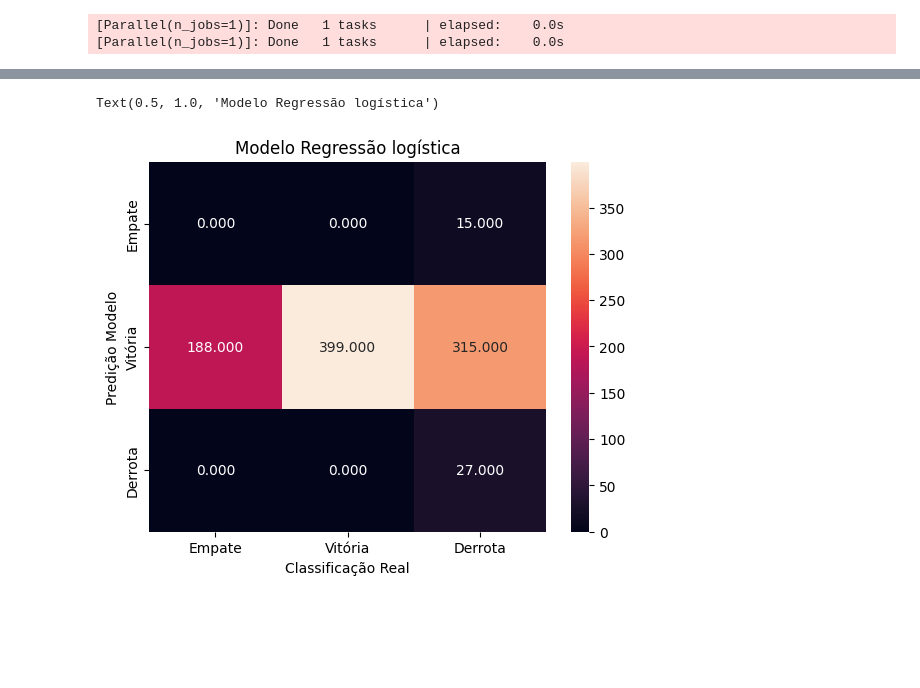
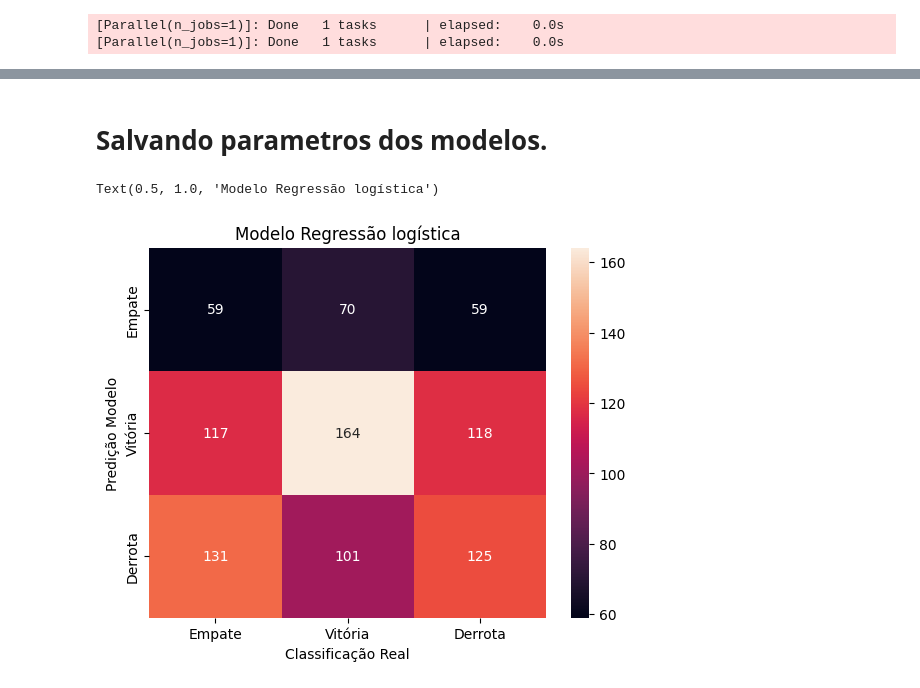
Before and after one commit to paulopetrillo/PROJETO_IFMA_SOFTEX, a Jupyter notebook: Multinomial_Logistic_Regression.ipynb, the cells around one changed output, grey strips where cells are left out. Cells and saved outputs as stored; diff of their text form; code cells hidden in the pictures; blank space fills up the shorter version.

```diff
--- a/Multinomial_Logistic_Regression.ipynb
+++ b/Multinomial_Logistic_Regression.ipynb
@@ -259,0 +247,3 @@ lg = LogisticRegression()
+# %%
+# Instanciando o treinamento Regressão logistica
+lr_gs = LogisticRegression()
@@ -262,4 +255,7 @@ lg = LogisticRegression()
 parameter_space = {'C': [0.001, 0.01, 0.1, 1, 10, 100], 'penalty': ['l1', 'l2']}
 # %%
 # Criar o objeto GridSearchCV
-grid_search = GridSearchCV(lg, parameter_space, cv=5, scoring='accuracy')
+grid_search = GridSearchCV(lr_gs, parameter_space, cv=5, scoring='accuracy')
+# %%
+# treina modelo com os parametros otimizados encotrados com GridSearchCV().
+lr_gs = grid_search.fit(X_train_bal, y_train_bal)
@@ -321,0 +339,2 @@ Acurácia do modelo otimizado: 0.52
+# %% [markdown]
+# Salvando parametros dos modelos.
@@ -321,0 +343,8 @@ Acurácia do modelo otimizado: 0.52
+# %%
+# Salva o modelo (multinomial logistic regression)
+with open('lrgs.pkl', 'wb') as f:
+    pickle.dump(lr_gs, f)
+
+# Carregue o modelo
+with open('lrgs.pkl', 'rb') as f:
+    lrgs_loaded = pickle.load(f)
@@ -322,14 +367,14 @@ Acurácia do modelo otimizado: 0.52
 # %%
 #imprimir a Matriz de Confusão para Regressão Logística com parametros otimizados.
-logReg_bal_y_pred = logReg.predict(X_test_bal)
+y_pred_model_otm = lrgs_loaded.predict(X_test_bal)
 
-logReg_bal_cm = metrics.confusion_matrix(logReg_bal_y_pred, y_test_bal)
+lrgs_cm = metrics.confusion_matrix(y_pred_model_otm, y_test_bal)
 
-sns.heatmap(logReg_bal_cm, annot=True, fmt='.3f', xticklabels = ["Empate", "Vitória", "Derrota"] , yticklabels = ["Empate", "Vitória", "Derrota"] )
+sns.heatmap(lrgs_cm, annot=True, fmt='.0f', xticklabels = ["Empate", "Vitória", "Derrota"] , yticklabels = ["Empate", "Vitória", "Derrota"] )
 
 plt.ylabel('Predição Modelo')
 plt.xlabel('Classificação Real')
 plt.title('Modelo Regressão logística')
 # %% [output]
 Text(0.5, 1.0, 'Modelo Regressão logística')
-[figure, old version]
+[figure, new version]
```
Also changed, not shown: parts of 23 cells of this notebook.
